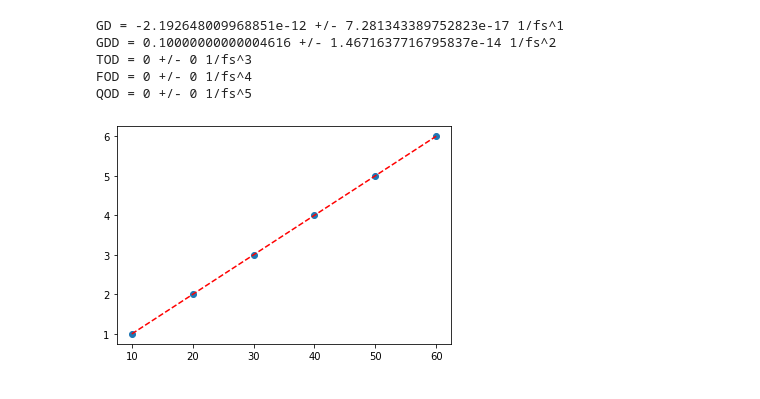
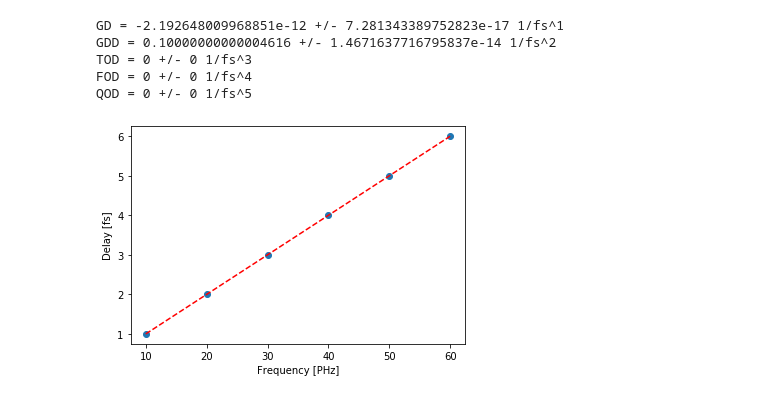
Before and after one commit to Ptrskay3/PySprint, a Jupyter notebook: doc/Methods.ipynb, the cells around one changed output. Drawn from its saved outputs; the diff is of its cells as text; code cells hidden in the pictures.

```diff
--- a/doc/Methods.ipynb
+++ b/doc/Methods.ipynb
@@ -151,7 +152,9 @@ GDD = 0.10000000000004616 +/- 1.4671637716795837e-14 1/fs^2
 TOD = 0 +/- 0 1/fs^3
 FOD = 0 +/- 0 1/fs^4
 QOD = 0 +/- 0 1/fs^5
-# %%
-myspp.plot_result()
-# %% [output]
-[figure, removed]
+# %%
+myspp.plotwidget.xlabel('Frequency [PHz]')
+myspp.plotwidget.ylabel('Delay [fs]')
+myspp.plot_result()
+# %% [output]
+[figure, added]
```
Also changed, not shown: parts of 7 cells of this notebook, 1 other file.
